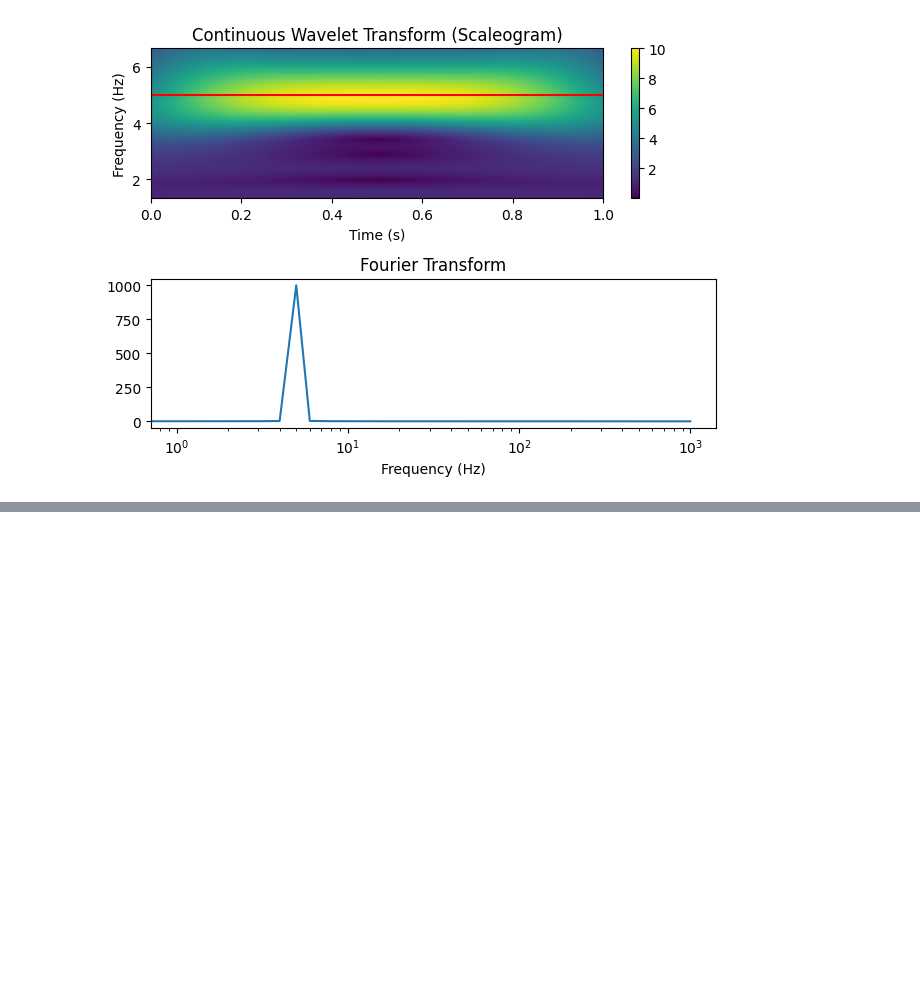
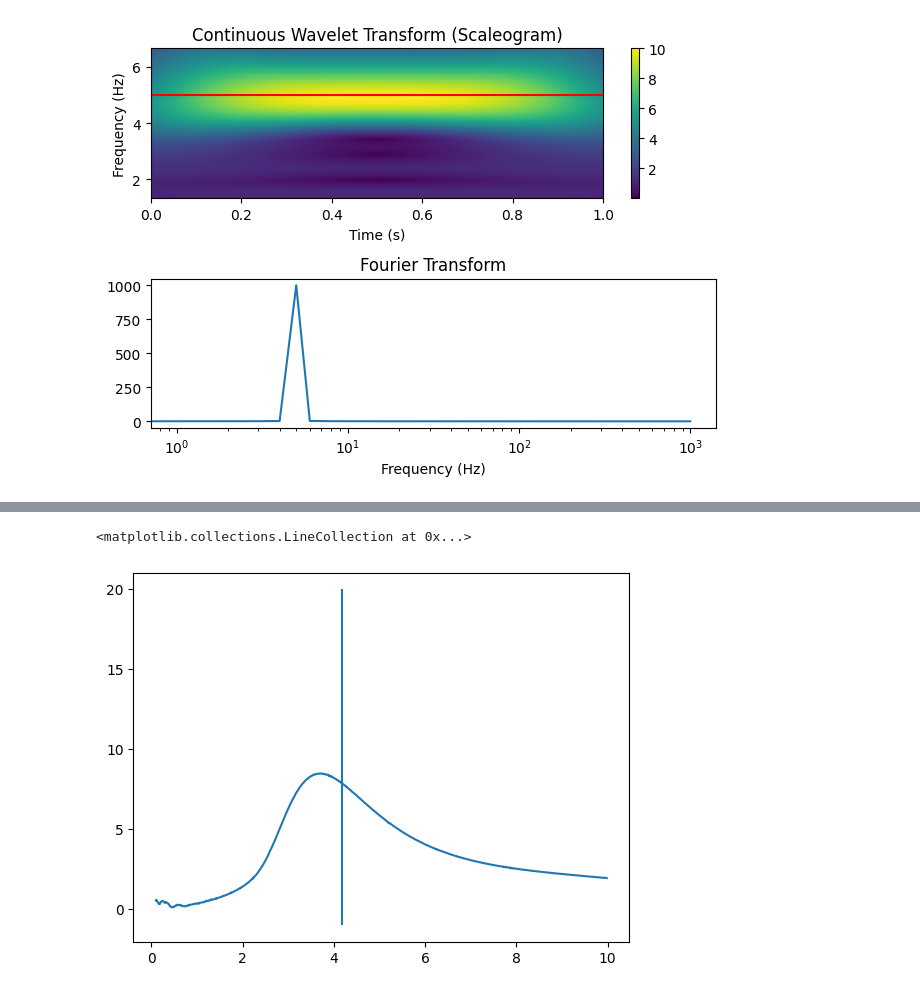
Before and after one commit to Mehdi-Haned/PINNs-Spring2025, a Jupyter notebook: frequency analysis/wavelet_transform.ipynb, the cells around one changed output, grey strips where cells are left out. Cells and saved outputs as stored; diff of their text form; code cells hidden in the pictures; blank space fills up the shorter version.

Commit message:
added some frequency analysis

```diff
--- a/frequency analysis/wavelet_transform.ipynb
+++ b/frequency analysis/wavelet_transform.ipynb
@@ -61,0 +87,27 @@ plt.tight_layout()
+# %%
+wavelet = "cmor1.5-1.0"
+
+sampling_period = dt
+frequencies = np.arange(0.1, 10, 1e-2)*sampling_period
+scale = pywt.frequency2scale(wavelet, frequencies)
+
+cwtmatr, freqs  = pywt.cwt(pendulum, scale, wavelet, sampling_period=sampling_period)
+cwtmatr         = np.abs(cwtmatr[:-1, :-1])
+
+sho_cwtmatr, sho_freqs  = pywt.cwt(SHO, scale, wavelet, sampling_period=sampling_period)
+sho_cwtmatr             = np.abs(sho_cwtmatr[:-1, :-1])
+
+
+SHO_frequency   = np.ones_like(pendulum)*w0/(2*np.pi)
+
+from numpy.fft import rfft, rfftfreq
+
+pendulum_fft = rfft(pendulum)
+SHO_fft      = rfft(SHO)
+frequencies  = rfftfreq(len(pendulum), sampling_period)
+# %%
+plt.plot(freqs[:-1], cwtmatr[:,0])
+plt.vlines(4.17, -1, 20)
+# %% [output]
+<matplotlib.collections.LineCollection at 0x...>
+[figure, added]
```
Also changed, not shown: parts of 5 cells of this notebook, 1 other file.
